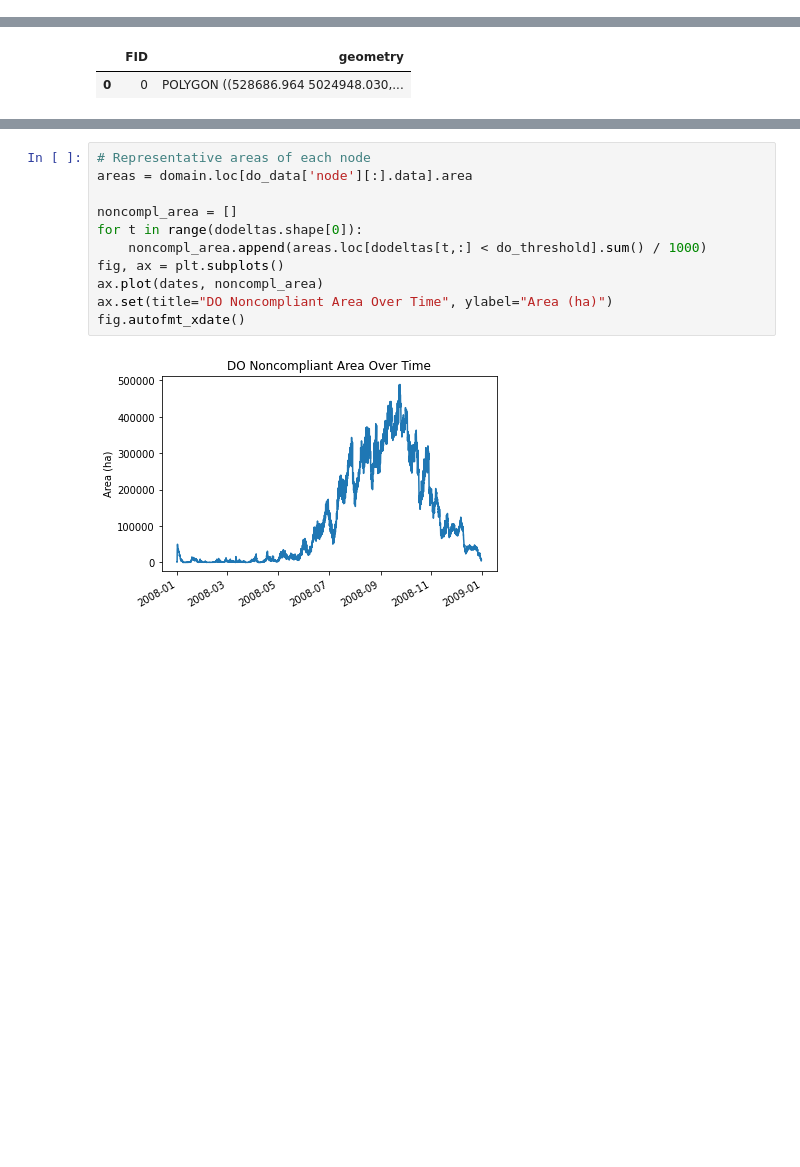
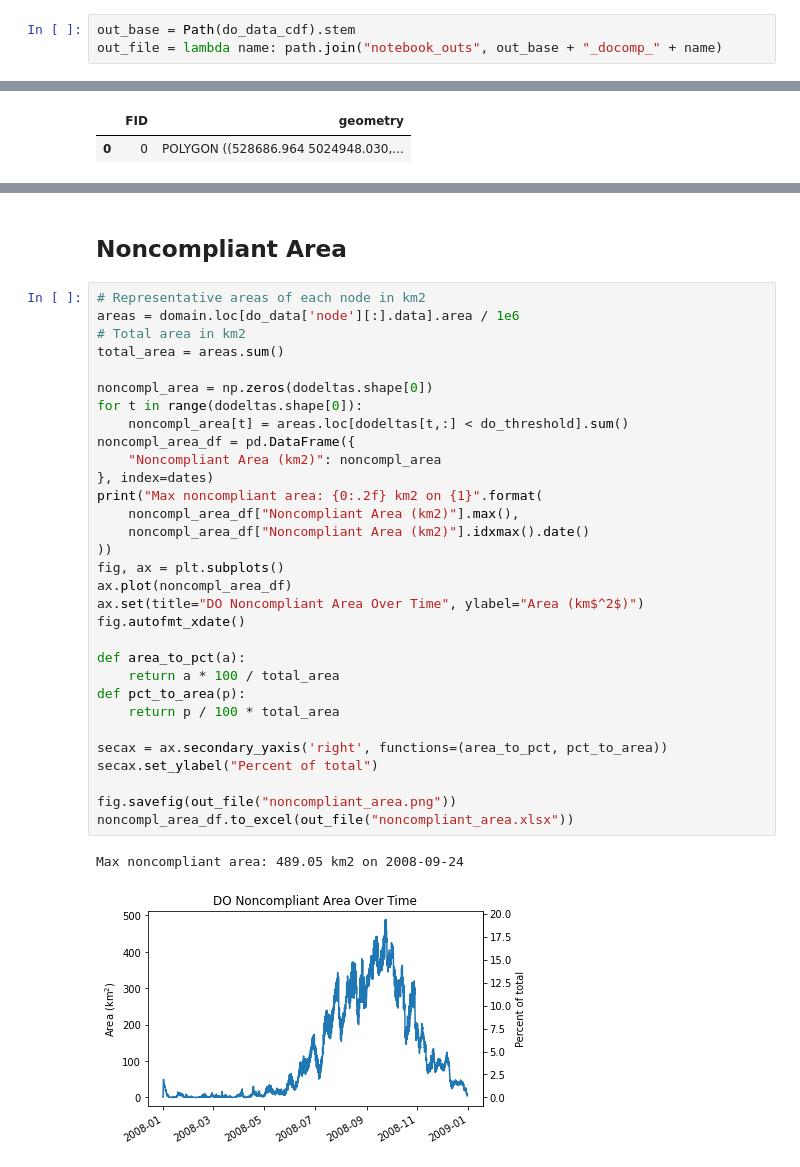
Before and after one commit to bedaro/ssm-analysis, a Jupyter notebook: DO Compliance.ipynb, the cells around one changed output, grey strips where cells are left out. Saved outputs shown, nothing was run; the diff lists cells and outputs as text; blank space fills up the shorter version.

```diff
--- a/DO Compliance.ipynb
+++ b/DO Compliance.ipynb
@@ -44,3 +59,6 @@ dodeltas.shape
+# %%
+out_base = Path(do_data_cdf).stem
+out_file = lambda name: path.join("notebook_outs", out_base + "_docomp_" + name)
 # %%
 domain = gpd.read_file(domain_out_shp)
 domain.set_index('node_id', inplace=True)
@@ -110,14 +160,37 @@ fig.autofmt_xdate()
+# %% [markdown]
+## Noncompliant Area
 # %%
-# Representative areas of each node
-areas = domain.loc[do_data['node'][:].data].area
+# Representative areas of each node in km2
+areas = domain.loc[do_data['node'][:].data].area / 1e6
+# Total area in km2
+total_area = areas.sum()
 
-noncompl_area = []
+noncompl_area = np.zeros(dodeltas.shape[0])
 for t in range(dodeltas.shape[0]):
-    noncompl_area.append(areas.loc[dodeltas[t,:] < do_threshold].sum() / 1000)
+    noncompl_area[t] = areas.loc[dodeltas[t,:] < do_threshold].sum()
+noncompl_area_df = pd.DataFrame({
+    "Noncompliant Area (km2)": noncompl_area
+}, index=dates)
+print("Max noncompliant area: {0:.2f} km2 on {1}".format(
+    noncompl_area_df["Noncompliant Area (km2)"].max(),
+    noncompl_area_df["Noncompliant Area (km2)"].idxmax().date()
+))
 fig, ax = plt.subplots()
-ax.plot(dates, noncompl_area)
-ax.set(title="DO Noncompliant Area Over Time", ylabel="Area (ha)")
+ax.plot(noncompl_area_df)
+ax.set(title="DO Noncompliant Area Over Time", ylabel="Area (km$^2$)")
 fig.autofmt_xdate()
+
+def area_to_pct(a):
+    return a * 100 / total_area
+def pct_to_area(p):
+    return p / 100 * total_area
+
+secax = ax.secondary_yaxis('right', functions=(area_to_pct, pct_to_area))
+secax.set_ylabel("Percent of total")
+
+fig.savefig(out_file("noncompliant_area.png"))
+noncompl_area_df.to_excel(out_file("noncompliant_area.xlsx"))
 # %% [output]
+Max noncompliant area: 489.05 km2 on 2008-09-24
-[figure, old version]
+[figure, new version]
 # %%
```
Also changed, not shown: parts of 13 cells of this notebook, 3 other files.
